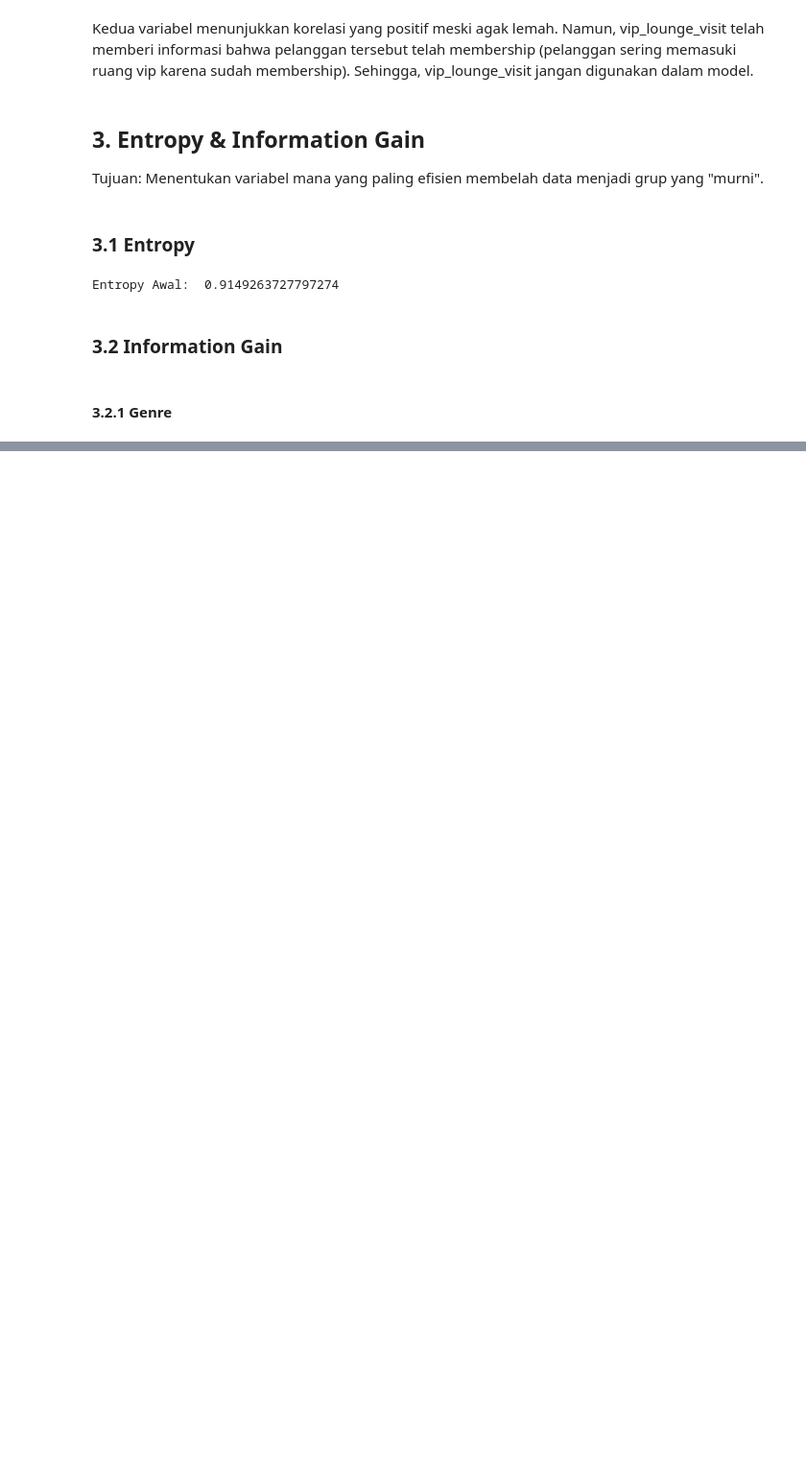
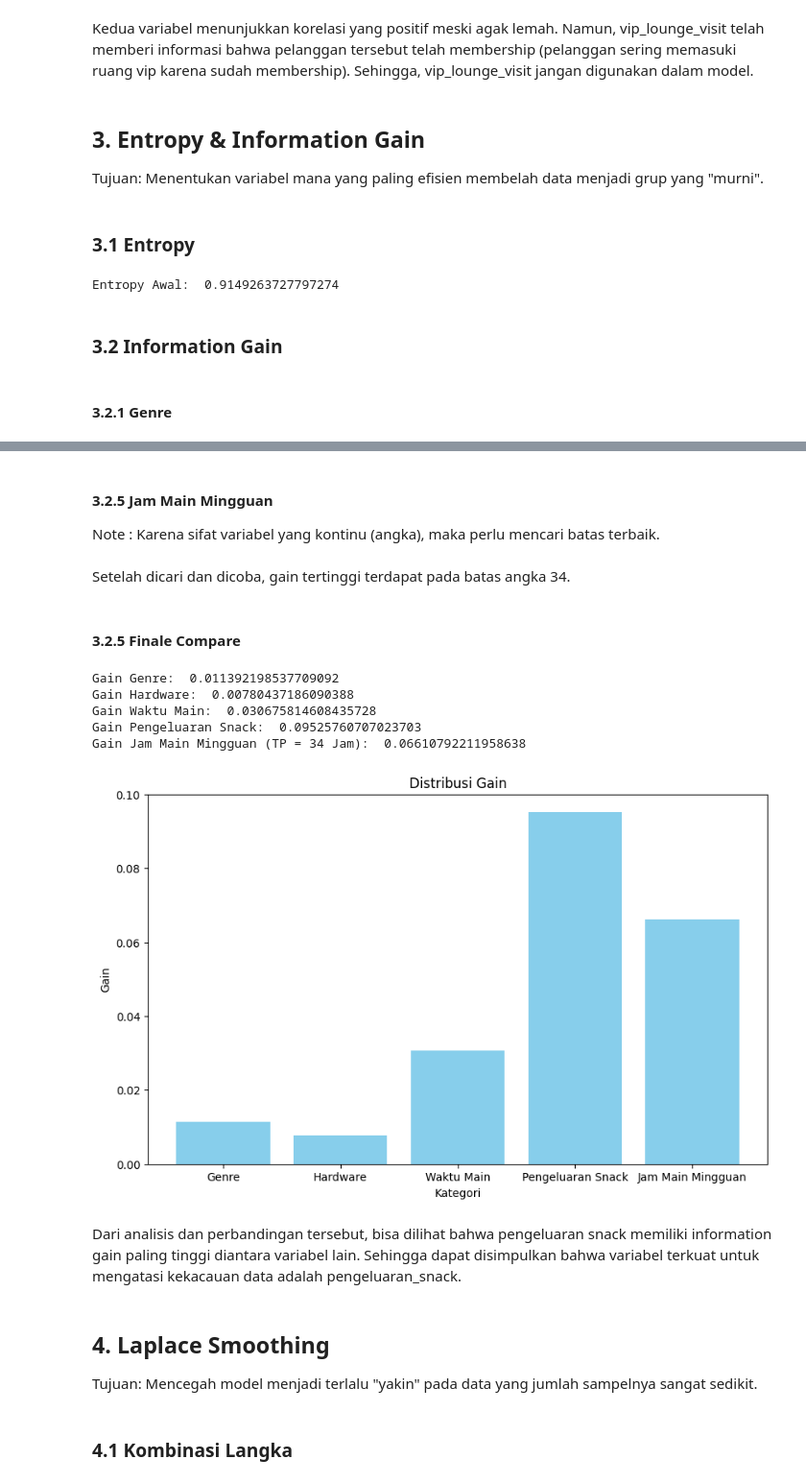
Before and after one commit to RyannPy/the-vip-path, a Jupyter notebook: analysis.ipynb, the cells around one changed output, grey strips where cells are left out. Shown at 96% size. Drawn from its saved outputs; the diff is of its cells as text; code cells hidden in the pictures; blank space fills up the shorter version.

Commit message:
feat: final gain compare and laplace smoothing

```diff
--- a/analysis.ipynb
+++ b/analysis.ipynb
@@ -107,0 +132,64 @@ Gain Genre:  0.011392198537709092
+# %%
+gain_pengeluaran = entropy_awal
+
+for pengeluaran in df["pengeluaran_snack"].unique():
+    subset = df[df["pengeluaran_snack"] == pengeluaran]
+    weight = len(subset) / total_data
+    entropy_subset = entropy(subset["target_membership"])
+
+
+    gain_pengeluaran -= (weight * entropy_subset)
+# %% [markdown]
+#### 3.2.5 Jam Main Mingguan
+Note : Karena sifat variabel yang kontinu (angka), maka perlu mencari batas terbaik.
+# %%
+threshold = 34
+
+grup_atas = df[df['jam_main_mingguan'] > threshold]
+grup_bawah = df[df['jam_main_mingguan'] <= threshold]
+
+weight_atas = len(grup_atas) / total_data
+weight_bawah = len(grup_bawah) / total_data
+
+ent_atas = entropy(grup_atas['target_membership'])
+ent_bawah = entropy(grup_bawah['target_membership'])
+
+gain_jam_mingguan = entropy_awal - (weight_atas * ent_atas + weight_bawah * ent_bawah)
+# %% [markdown]
+Setelah dicari dan dicoba, gain tertinggi terdapat pada batas angka 34.
+# %% [markdown]
+#### 3.2.5 Finale Compare
+# %%
+print("Gain Genre: ", gain_genre)
+print("Gain Hardware: ", gain_hardware)
+print("Gain Waktu Main: ", gain_waktu_main)
+print("Gain Pengeluaran Snack: ", gain_pengeluaran)
+print("Gain Jam Main Mingguan (TP = 34 Jam): ", gain_jam_mingguan )
+# %% [output]
+Gain Genre:  0.011392198537709092
+Gain Hardware:  0.00780437186090388
+Gain Waktu Main:  0.030675814608435728
+Gain Pengeluaran Snack:  0.09525760707023703
+Gain Jam Main Mingguan (TP = 34 Jam):  0.06610792211958638
+# %%
+category = ["Genre", "Hardware", "Waktu Main", "Pengeluaran Snack", "Jam Main Mingguan"]
+gain_values = [gain_genre, gain_hardware, gain_waktu_main, gain_pengeluaran, gain_jam_mingguan]
+
+plt.figure(figsize=(10, 6))
+plt.bar(category, gain_values, color="skyblue")
+
+plt.xlabel("Kategori")
+plt.xticks(fontsize=10)
+plt.ylabel("Gain")
+plt.title("Distribusi Gain")
+
+plt.show()
+# %% [output]
+[figure, added]
+# %% [markdown]
+Dari analisis dan perbandingan tersebut, bisa dilihat bahwa pengeluaran snack memiliki information gain paling tinggi diantara variabel lain. Sehingga dapat disimpulkan bahwa variabel terkuat untuk mengatasi kekacauan data adalah pengeluaran_snack.
+# %% [markdown]
+## 4. Laplace Smoothing
+Tujuan: Mencegah model menjadi terlalu "yakin" pada data yang jumlah sampelnya sangat sedikit.
+# %% [markdown]
+### 4.1 Kombinasi Langka
```
Also changed, not shown: parts of 14 cells of this notebook.
